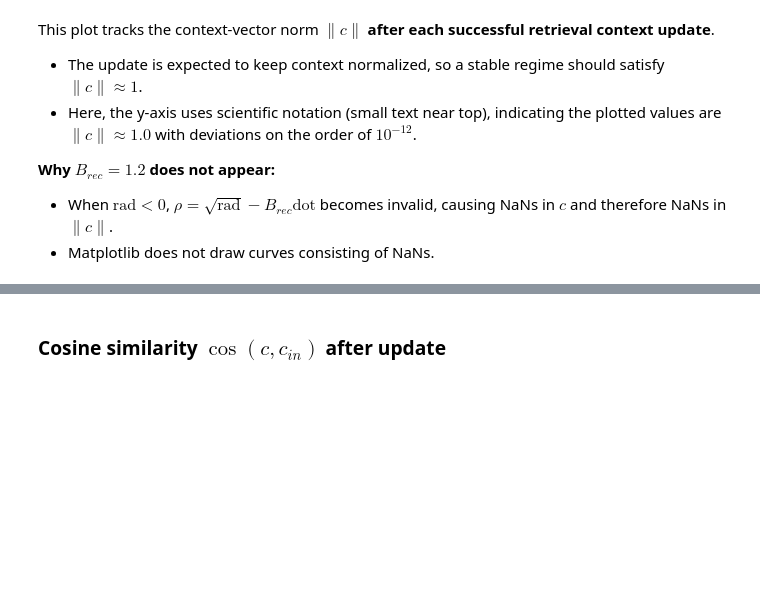
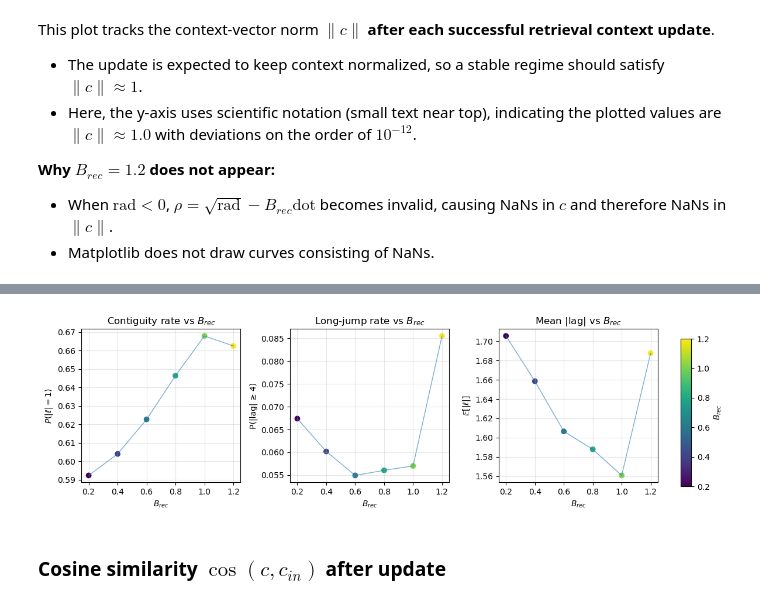
Before and after one commit to beaverjuly/PTSD_MemorySegmentation, a Jupyter notebook: external/CMR_SEM/CMR_MultiParameterSweep.ipynb, the cells around one changed output, grey strips where cells are left out. Cells and saved outputs as stored; diff of their text form; code cells hidden in the pictures; blank space fills up the shorter version.

```diff
--- a/external/CMR_SEM/CMR_MultiParameterSweep.ipynb
+++ b/external/CMR_SEM/CMR_MultiParameterSweep.ipynb
@@ -649,0 +614,20 @@ def compute_cue_diagnostics(B_rec, n_sims=500, seed=2026, gamma_fc_val=None, eta
+# %%
+def get_lags_from_recall_sims(recall_sims):
+    lags = []
+    for s in range(recall_sims.shape[1]):
+        seq = recall_sims[:, s]
+        seq = seq[seq > 0].astype(int)
+        if len(seq) < 2:
+            continue
+        lags.extend(np.diff(seq))
+    return np.asarray(lags, dtype=int)
+
+def contiguity_stats(recall_sims, jump_thresh=4):
+    lags = get_lags_from_recall_sims(recall_sims)
+    lags = lags[lags != 0]
+    if lags.size == 0:
+        return np.nan, np.nan, np.nan
+    contig = np.mean(np.abs(lags) == 1)
+    jump = np.mean(np.abs(lags) >= jump_thresh)
+    mean_abs = np.mean(np.abs(lags))
+    return contig, jump, mean_abs
@@ -1349,3 +1485,56 @@ This plot tracks the context-vector norm $\lVert c\rVert$ **after each successfu
+# %%
+param_grid = np.asarray(B_rec_grid, dtype=float)
+colors, norm, cmap = make_sweep_colors(param_grid, cmap_name="viridis")
+jump_thresh = 4
+contig_list, jump_list, meanabs_list = [], [], []
+
+for B in param_grid:
+    rs = sweep_B_rec[B]["recall_sims"]
+    contig, jump, meanabs = contiguity_stats(rs, jump_thresh=4)
+    contig_list.append(contig)
+    jump_list.append(jump)
+    meanabs_list.append(meanabs)
+
+contig_list = np.asarray(contig_list, dtype=float)
+jump_list   = np.asarray(jump_list, dtype=float)
+meanabs_list= np.asarray(meanabs_list, dtype=float)
+
+fig, axs = plt.subplots(1, 3, figsize=(12, 3.6), sharex=True)
+
+# helper: line + colored points
+def line_with_colored_points(ax, x, y, colors):
+    ax.plot(x, y, linewidth=1.0, alpha=0.6)          # neutral connecting line
+    ax.scatter(x, y, c=colors, s=50, edgecolor="none")
+
+line_with_colored_points(axs[0], param_grid, contig_list, colors)
+axs[0].set_title(r"Contiguity rate vs $B_{rec}$")
+axs[0].set_ylabel(r"$P(|\ell|=1)$")
+axs[0].grid(alpha=0.3)
+
+line_with_colored_points(axs[1], param_grid, jump_list, colors)
+axs[1].set_title(r"Long-jump rate vs $B_{rec}$")
+axs[1].set_ylabel(f"P(|lag| ≥ {jump_thresh})")
+axs[1].grid(alpha=0.3)
+
+line_with_colored_points(axs[2], param_grid, meanabs_list, colors)
+axs[2].set_title(r"Mean |lag| vs $B_{rec}$")
+axs[2].set_ylabel(r"$\mathbb{E}[|\ell|]$")
+axs[2].grid(alpha=0.3)
+
+for ax in axs:
+    ax.set_xlabel(r"$B_{rec}$")
+
+# shared colorbar
+sm = mpl.cm.ScalarMappable(norm=norm, cmap=cmap)
+sm.set_array([])
+cax = fig.add_axes([0.92, 0.15, 0.015, 0.7])
+cbar = fig.colorbar(sm, cax=cax)
+cbar.set_label(r"$B_{rec}$")
+
+plt.tight_layout(rect=[0, 0, 0.9, 1])
+plt.show()
+# %% [output]
+[figure, added]
 # %% [markdown]
 ### Cosine similarity $\cos(c, c_{in})$ after update
 # %%
```
Also changed, not shown: parts of 31 cells of this notebook.
